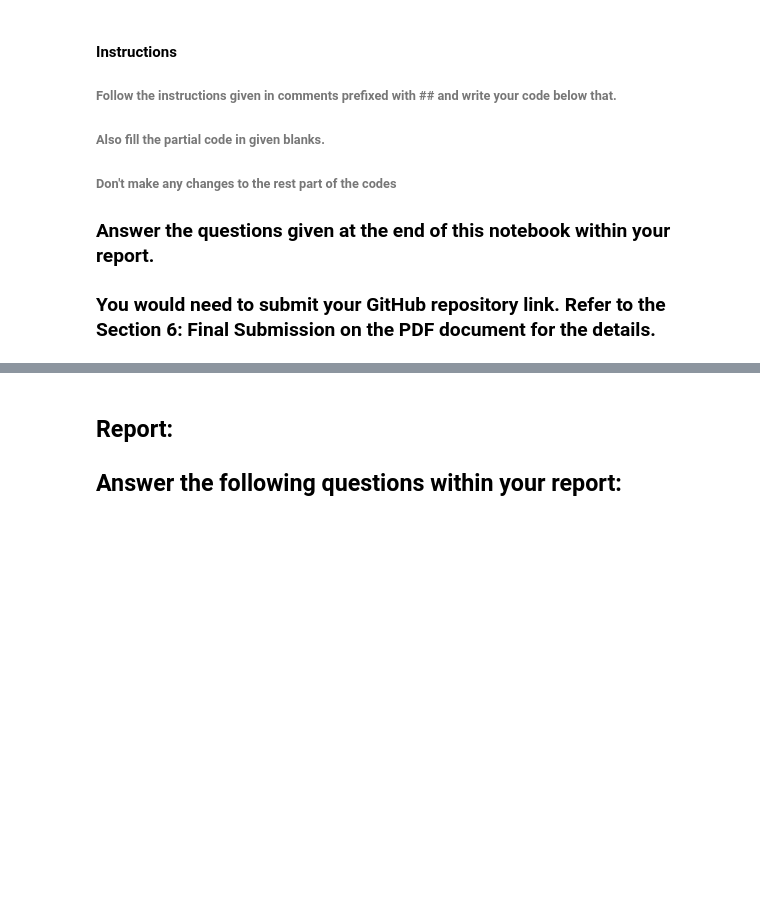
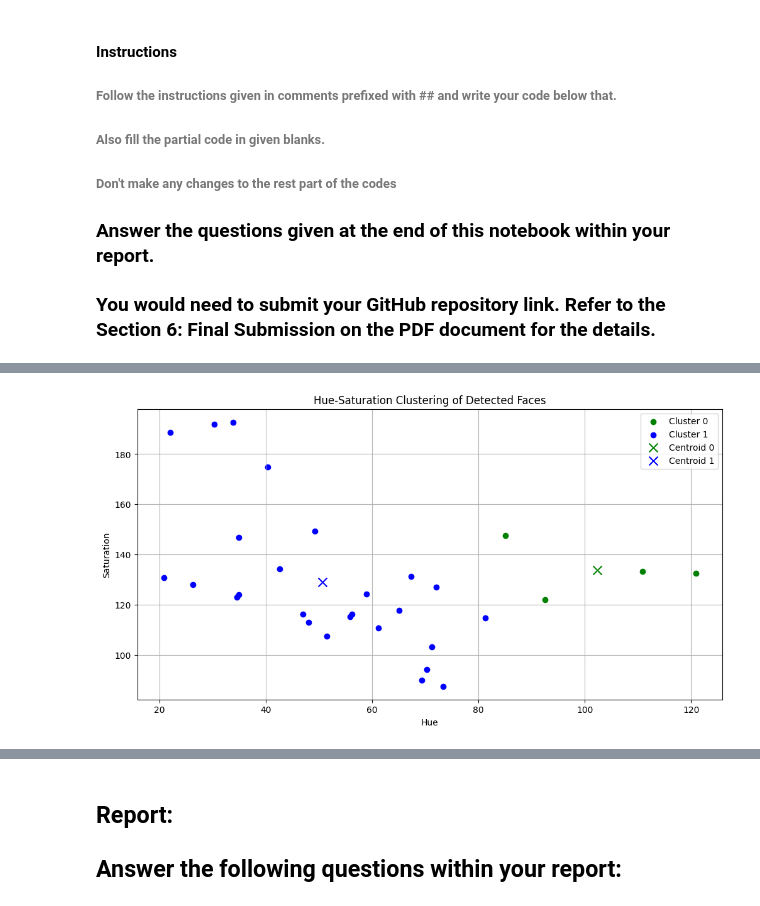
Before and after one commit to lakshitxtyagi/distance_classification_mlpr, a Jupyter notebook: LakshitTyagi_lab5.ipynb, the cells around one changed output, grey strips where cells are left out. Cells and saved outputs as stored; diff of their text form; code cells hidden in the pictures; blank space fills up the shorter version.

```diff
--- a/LakshitTyagi_lab5.ipynb
+++ b/LakshitTyagi_lab5.ipynb
@@ -119,0 +119,43 @@ cv2.destroyAllWindows()
+# %%
+# Create an empty list to store legend labels
+legend_labels = []
+
+# Create lists to store points for each cluster
+cluster_0_points = []
+cluster_1_points = []
+
+# Your code for scatter plot goes here
+fig, ax = plt.subplots(figsize=(12, 6))
+for i, (x, y, w, h) in enumerate(faces_rect):
+    if kmeans.labels_[i] == 0:
+        cluster_0_points.append((hue_saturation[i, 0], hue_saturation[i, 1]))
+    else:
+        cluster_1_points.append((hue_saturation[i, 0], hue_saturation[i, 1]))
+
+
+cluster_0_points = np.array(cluster_0_points)
+# Plot points for cluster 0 in green
+plt.scatter(cluster_0_points[:, 0], cluster_0_points[:, 1], color='green', label='Cluster 0')
+
+
+cluster_1_points = np.array(cluster_1_points)
+# Plot points for cluster 1 in blue
+plt.scatter(cluster_1_points[:, 0], cluster_1_points[:, 1], color='blue', label='Cluster 1')
+
+# Calculate and plot centroids
+centroid_0 = np.mean(cluster_0_points, axis=0)
+centroid_1 = np.mean(cluster_1_points, axis=0)
+
+# Plot both the centroid for cluster 0 and cluster 1
+plt.scatter(centroid_0[0], centroid_0[1], color='green', marker='x', s=100, label='Centroid 0')
+plt.scatter(centroid_1[0], centroid_1[1], color='blue', marker='x', s=100, label='Centroid 1')
+
+plt.xlabel('Hue')
+plt.ylabel('Saturation')
+plt.title('Hue-Saturation Clustering of Detected Faces')
+plt.legend()
+plt.grid(True)
+plt.show()
+wandb.log({"Hue-Saturation Clustering of Detected Faces, legend lables": wandb.Image(fig)})
+# %% [output]
+[figure, added]
```
Also changed, not shown: parts of 7 cells of this notebook.
